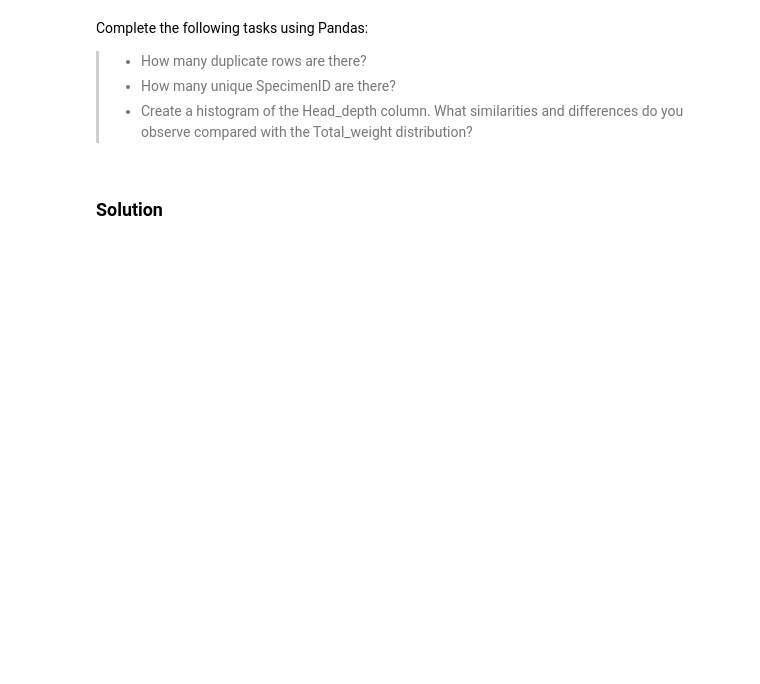
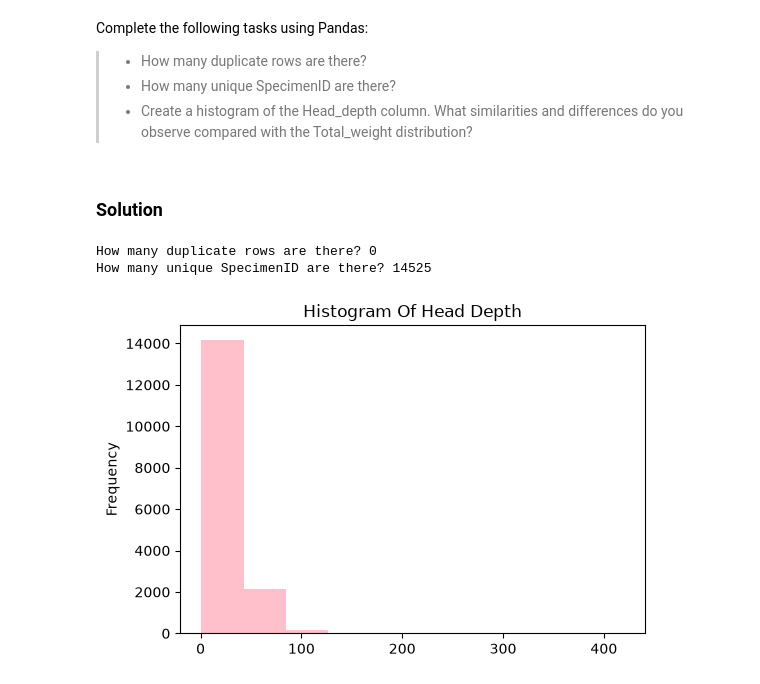
Before and after one commit to bpoggialways/INTRO_ML, a Jupyter notebook: Module1_Warm-up_Jupyter_Lab1_student.ipynb, the cells around one changed output. Saved outputs shown, nothing was run; the diff lists cells and outputs as text; code cells hidden in the pictures; blank space fills up the shorter version.

```diff
--- a/Module1_Warm-up_Jupyter_Lab1_student.ipynb
+++ b/Module1_Warm-up_Jupyter_Lab1_student.ipynb
@@ -90,0 +151,15 @@ Complete the following tasks using Pandas:
+# %%
+print(f"How many duplicate rows are there? {duplicate_count}\nHow many unique SpecimenID are there? {spec_count}")
+# %% [output]
+How many duplicate rows are there? 0
+How many unique SpecimenID are there? 14525
+# %%
+df["Head_depth"].plot(
+    kind= "hist",
+    bins=10,
+    title="Histogram Of Head Depth",
+    figsize=(6,4),
+    color='pink'
+);
+# %% [output]
+[figure, added]
```
Also changed, not shown: parts of 9 cells of this notebook.
